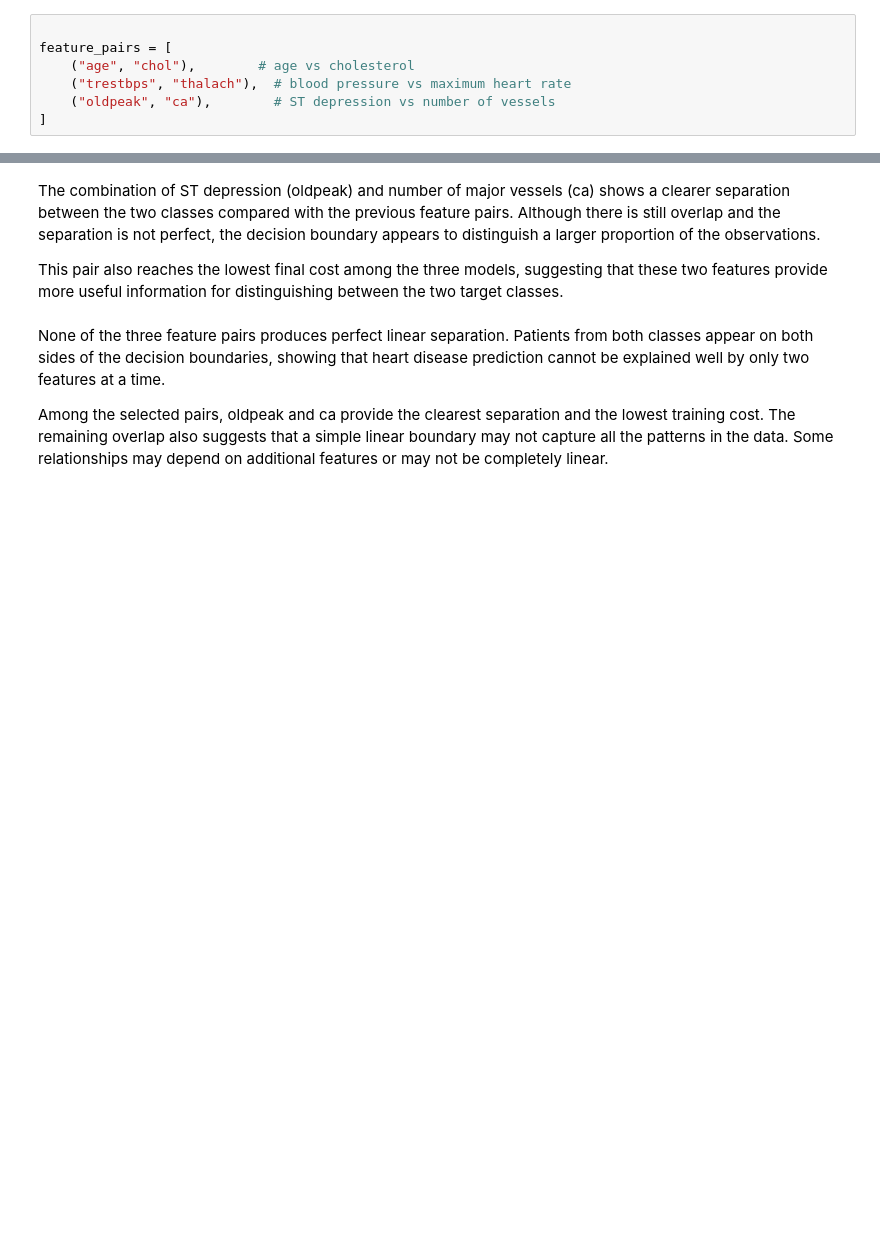
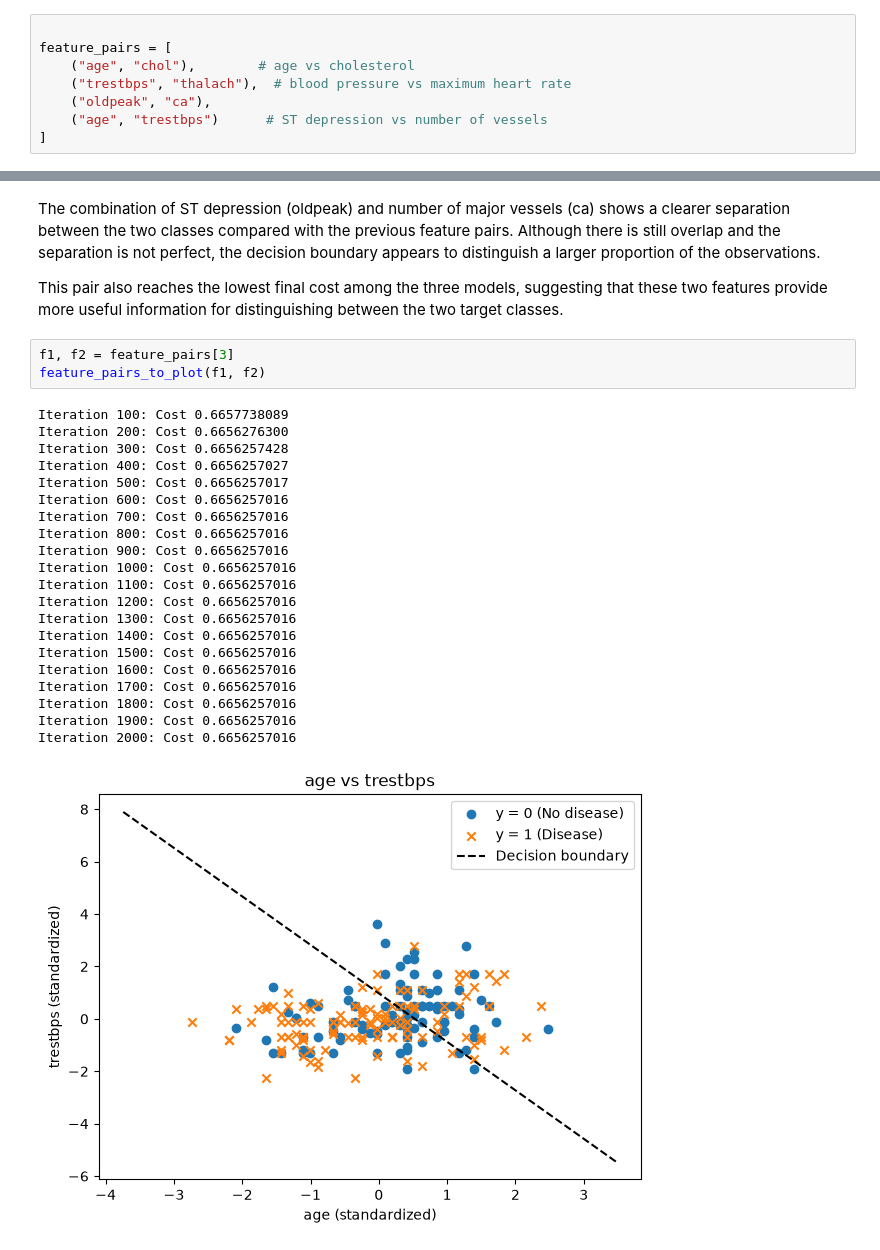
Before and after one commit to Valentina-33/Heart-Disease-Risk-Prediction, a Jupyter notebook: heart_disease_lr_analysis.ipynb, the cells around one changed output, grey strips where cells are left out. Drawn from its saved outputs; the diff is of its cells as text; blank space fills up the shorter version.

```diff
--- a/heart_disease_lr_analysis.ipynb
+++ b/heart_disease_lr_analysis.ipynb
@@ -399,7 +400,8 @@ We are going to select three feature pairs for 2D decision boundary visualizatio
 feature_pairs = [
     ("age", "chol"),        # age vs cholesterol
     ("trestbps", "thalach"),  # blood pressure vs maximum heart rate
-    ("oldpeak", "ca"),        # ST depression vs number of vessels
+    ("oldpeak", "ca"),
+    ("age", "trestbps")      # ST depression vs number of vessels
 ]
 # %% [markdown]
 For each pair we are going to train the model and plot the decision boundary with true labels
@@ -523,7 +525,28 @@ Iteration 2000: Cost 0.5358320423
 The combination of ST depression (oldpeak) and number of major vessels (ca) shows a clearer separation between the two classes compared with the previous feature pairs. Although there is still overlap and the separation is not perfect, the decision boundary appears to distinguish a larger proportion of the observations.
 
 This pair also reaches the lowest final cost among the three models, suggesting that these two features provide more useful information for distinguishing between the two target classes.
-# %% [markdown]
-None of the three feature pairs produces perfect linear separation. Patients from both classes appear on both sides of the decision boundaries, showing that heart disease prediction cannot be explained well by only two features at a time.
-
-Among the selected pairs, oldpeak and ca provide the clearest separation and the lowest training cost. The remaining overlap also suggests that a simple linear boundary may not capture all the patterns in the data. Some relationships may depend on additional features or may not be completely linear.
+# %%
+f1, f2 = feature_pairs[3]
+feature_pairs_to_plot(f1, f2)
+# %% [output]
+Iteration 100: Cost 0.6657738089
+Iteration 200: Cost 0.6656276300
+Iteration 300: Cost 0.6656257428
+Iteration 400: Cost 0.6656257027
+Iteration 500: Cost 0.6656257017
+Iteration 600: Cost 0.6656257016
+Iteration 700: Cost 0.6656257016
+Iteration 800: Cost 0.6656257016
+Iteration 900: Cost 0.6656257016
+Iteration 1000: Cost 0.6656257016
+Iteration 1100: Cost 0.6656257016
+Iteration 1200: Cost 0.6656257016
+Iteration 1300: Cost 0.6656257016
+Iteration 1400: Cost 0.6656257016
+Iteration 1500: Cost 0.6656257016
+Iteration 1600: Cost 0.6656257016
+Iteration 1700: Cost 0.6656257016
+Iteration 1800: Cost 0.6656257016
+Iteration 1900: Cost 0.6656257016
+Iteration 2000: Cost 0.6656257016
+[figure, added]
```
Also changed, not shown: parts of 12 cells of this notebook.
